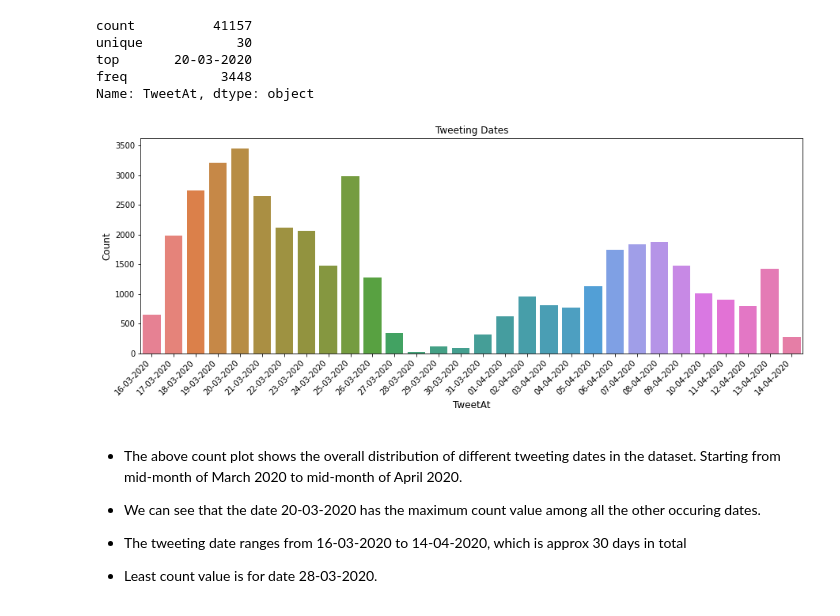
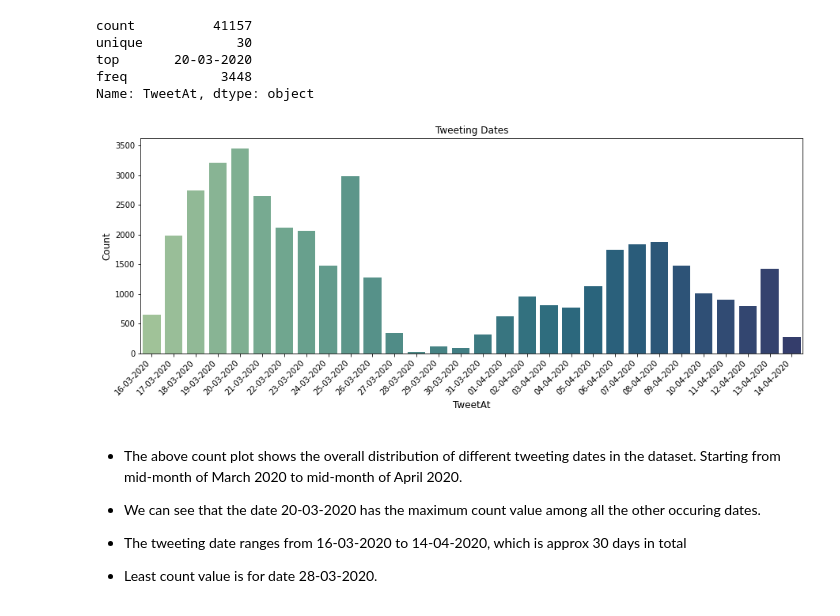
Before and after one commit to Nikkiie/Covid-tweet-sentiment-analysis-Classification, a Jupyter notebook: Covid_19_Tweet_Analysis.ipynb, the cells around one changed output. Saved outputs shown, nothing was run; the diff lists cells and outputs as text; code cells hidden in the pictures.

```diff
--- a/Covid_19_Tweet_Analysis.ipynb
+++ b/Covid_19_Tweet_Analysis.ipynb
@@ -207,14 +207,14 @@ Name: TweetAt, dtype: object
 # %%
 # Distribution of Tweets Date
 plt.figure(figsize=(15,5))
-sns.countplot(x='TweetAt', data=df, palette ="husl")
+sns.countplot(x='TweetAt', data=df, palette ="crest")
 plt.xticks(rotation=45, ha='right')
 plt.title("Tweeting Dates")
 plt.ylabel("Count", fontsize = 12)
 plt.xlabel("TweetAt",fontsize = 12)
 plt.show()
 # %% [output]
-[figure, old version]
+[figure, new version]
 # %% [markdown]
 * The above count plot shows the overall distribution of different tweeting dates in the dataset. Starting from mid-month of March 2020 to mid-month of April 2020.
 
```
Also changed, not shown: parts of 19 cells of this notebook.
